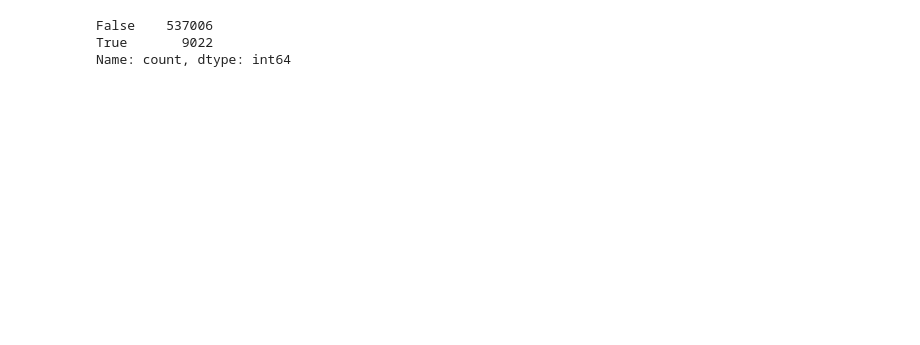
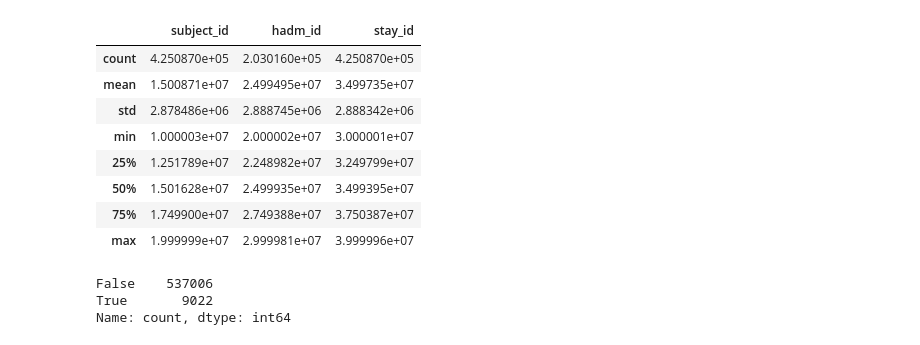
Before and after one commit to ewiesner/Emergency-Department-Wait-Times-, a Jupyter notebook: hosp_merge.ipynb, the cells around one changed output. Saved outputs shown, nothing was run; the diff lists cells and outputs as text; code cells hidden in the pictures; blank space fills up the shorter version.

```diff
--- a/hosp_merge.ipynb
+++ b/hosp_merge.ipynb
@@ -15,6 +15,17 @@ hosp_admissions_df = read_csv_gz("hosp_data/admissions.csv.gz")
 hosp_patients_df = read_csv_gz("hosp_data/patients.csv.gz")
 # %%
 # ed_edstays_df.head(5)
+ed_edstays_df.describe()
+# %% [output]
+|  | subject_id | hadm_id | stay_id |
+| count | 4.250870e+05 | 2.030160e+05 | 4.250870e+05 |
+| mean | 1.500871e+07 | 2.499495e+07 | 3.499735e+07 |
+| std | 2.878486e+06 | 2.888745e+06 | 2.888342e+06 |
+| min | 1.000003e+07 | 2.000002e+07 | 3.000001e+07 |
+| 25% | 1.251789e+07 | 2.248982e+07 | 3.249799e+07 |
+| 50% | 1.501628e+07 | 2.499935e+07 | 3.499395e+07 |
+| 75% | 1.749900e+07 | 2.749388e+07 | 3.750387e+07 |
+| max | 1.999999e+07 | 2.999981e+07 | 3.999996e+07 |
 # %%
 # hosp_admissions_df.head(15)
 # %%
```
Also changed, not shown: parts of 2 cells of this notebook, 6 other files.
